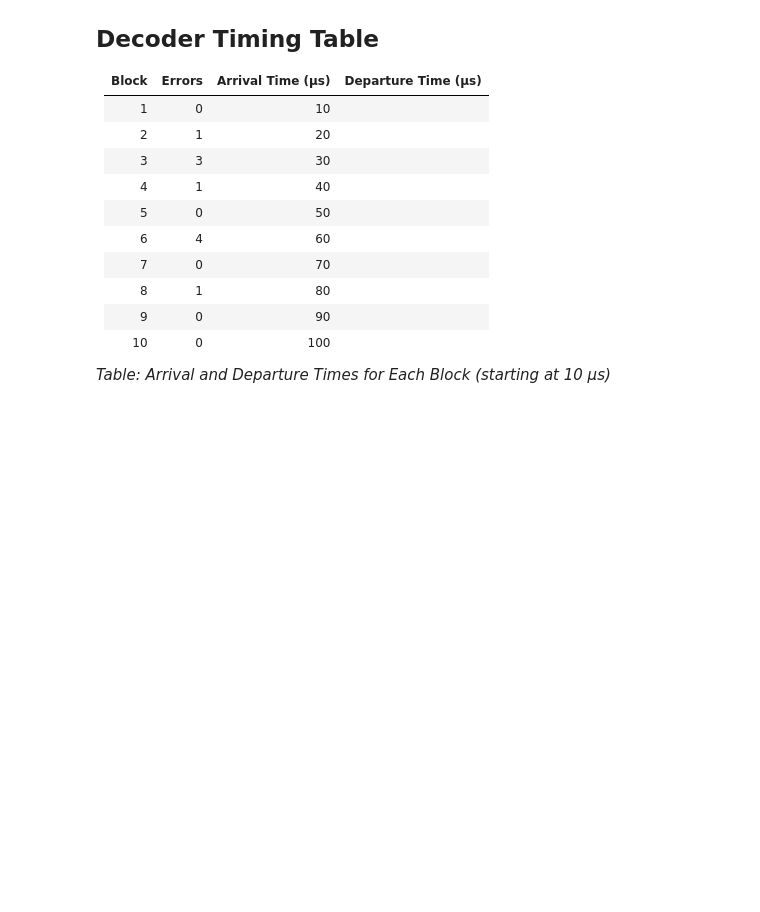
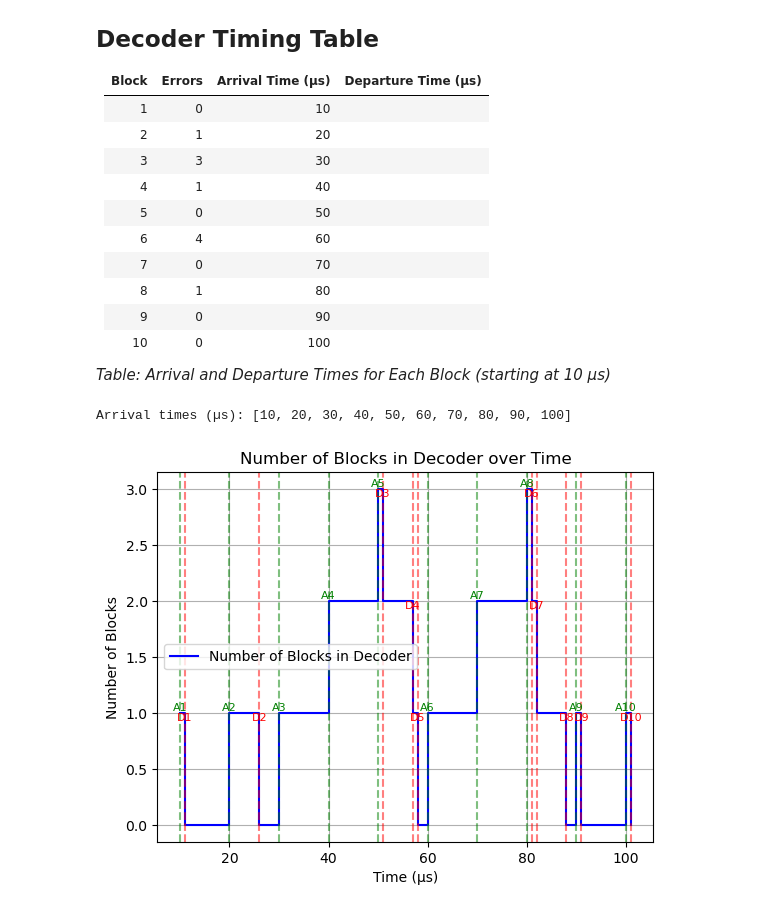
Before and after one commit to cpas0004/Monash2026, a Jupyter notebook: ECE4045/Labs/Lab 2/Lab2 -Moodle version_2025.ipynb, the cells around one changed output. Saved outputs shown, nothing was run; the diff lists cells and outputs as text; code cells hidden in the pictures; blank space fills up the shorter version.

```diff
--- a/ECE4045/Labs/Lab 2/Lab2 -Moodle version_2025.ipynb
+++ b/ECE4045/Labs/Lab 2/Lab2 -Moodle version_2025.ipynb
@@ -474,7 +474,8 @@ error_correction = {0: 0, 1: 5, "more": 20}  # µs
 
 
 # Arrival times
-arrival_times = [          ]
+arrival_times = [i*arrival_interval for i in range(1, 11)]  # First 10 blocks arriving every 10µs
+print("Arrival times (µs):", arrival_times)
 # Errors in the first 10 blocks
 errors = [0, 1, 3, 1, 0, 4, 0, 1, 0, 0]
 
@@ -510,34 +511,35 @@ time_points = []
 block_counts = []
 current_blocks = 0
 
 for t, etype, bid in events:
     if etype == "A":
         current_blocks += 1
     else:  # "D"
         current_blocks -= 1
     time_points.append(t)
     block_counts.append(current_blocks)
 
 # Plot
 plt.step(time_points, block_counts, where='post', color='b', label="Number of Blocks in Decoder")
 
 # Add labels for arrivals and departures (simpler)
 current_blocks = 0
 for t, etype, bid in events:
     if etype == "A":
         current_blocks += 1
-        plt.text(t, current_blocks, f"A{bid}", color='g', fontsize=8,
-                 ha='center', va='bottom')
+        plt.text(t, current_blocks, f"A{bid}", color='g', fontsize=8, ha='center', va='bottom')
         plt.axvline(t, color='g', linestyle='--', alpha=0.5)
     else:  # Departure
-        plt.text(t, current_blocks, f"D{bid}", color='r', fontsize=8,
-                 ha='center', va='top')
+        plt.text(t, current_blocks, f"D{bid}", color='r', fontsize=8, ha='center', va='top')
         plt.axvline(t, color='r', linestyle='--', alpha=0.5)
         current_blocks -= 1
 
 plt.xlabel("Time (µs)")
 plt.ylabel("Number of Blocks")
 plt.title("Number of Blocks in Decoder over Time")
 plt.legend()
 plt.grid(True)
 plt.show()
+# %% [output]
+Arrival times (µs): [10, 20, 30, 40, 50, 60, 70, 80, 90, 100]
+[figure, added]
```
